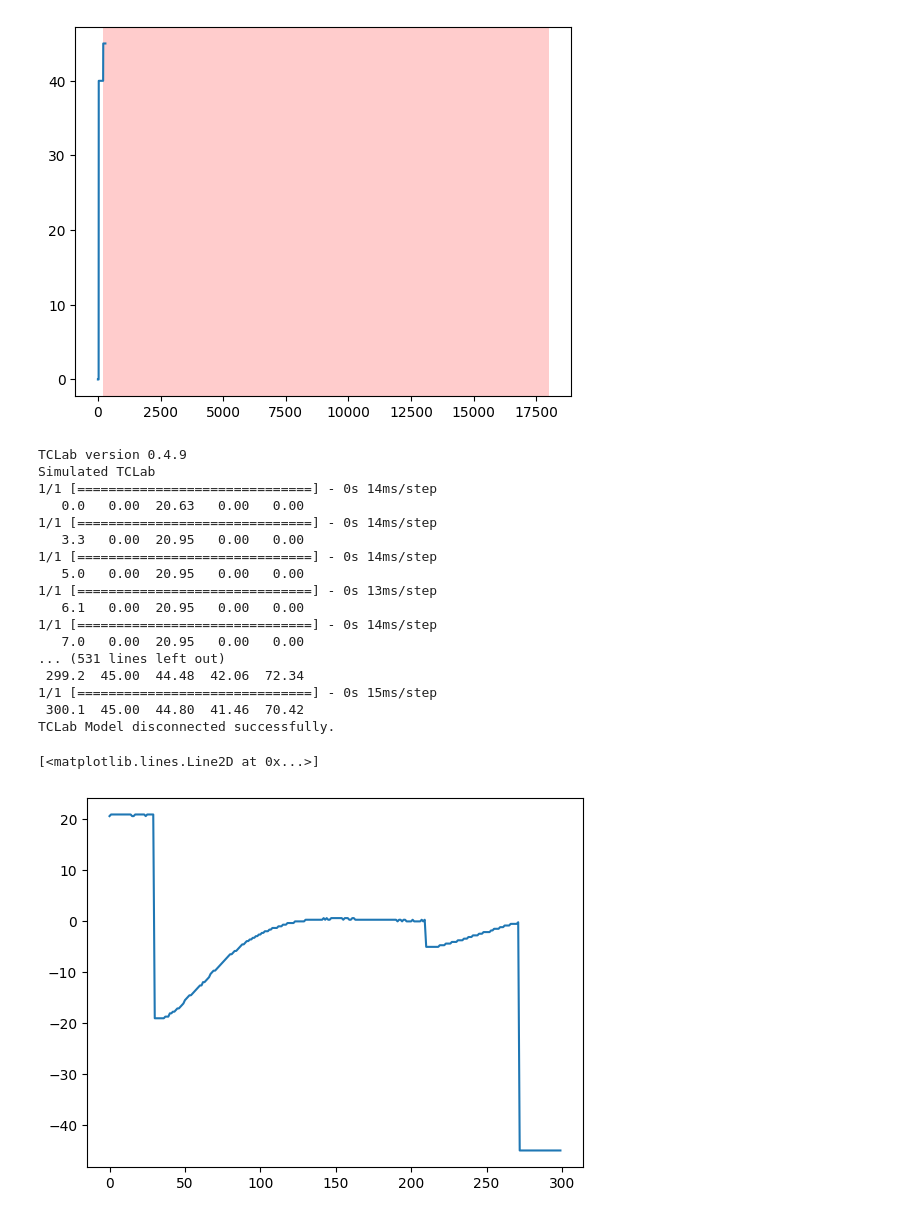
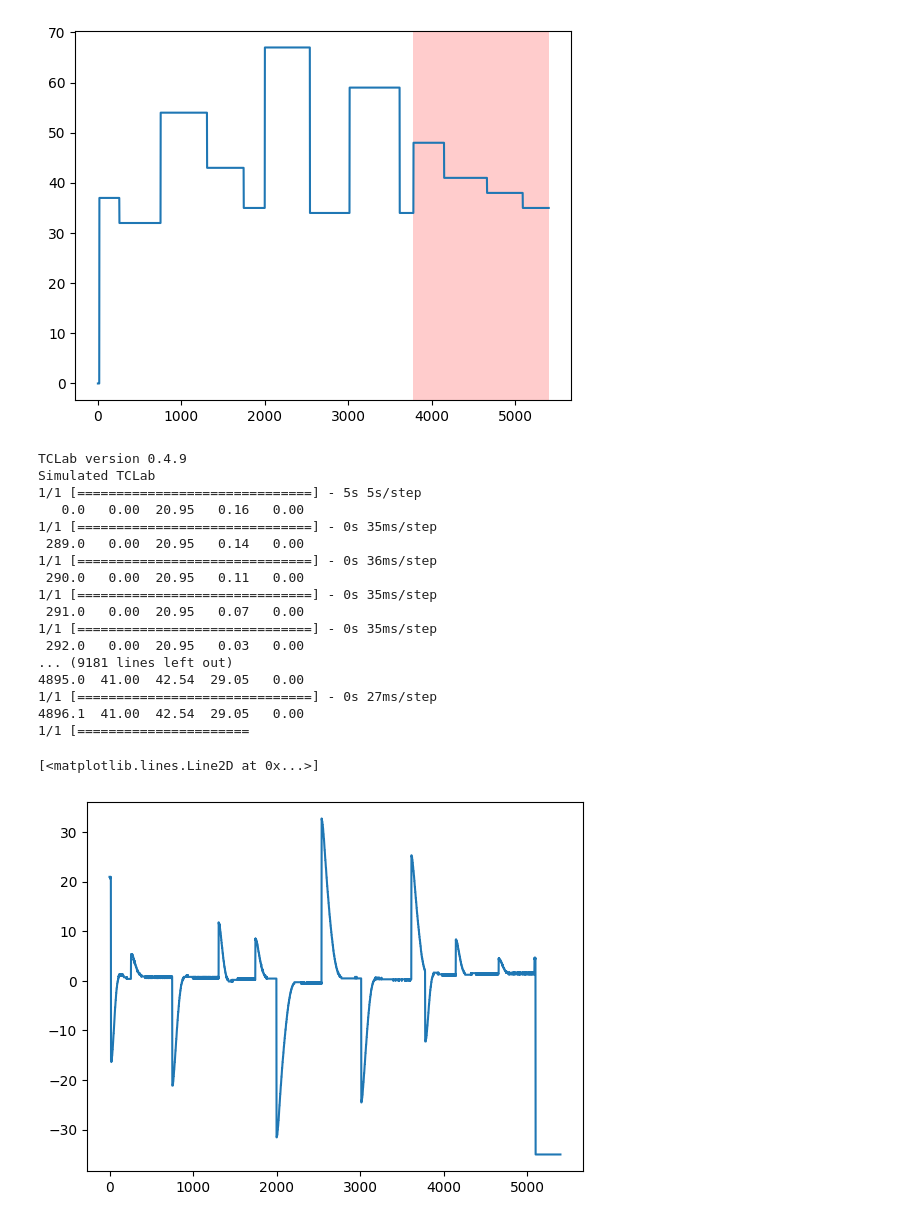
Before and after one commit to OLODiman11/pid-to-lstm, a Jupyter notebook: 3_anomaly_detection.ipynb, the cells around one changed output. Saved outputs shown, nothing was run; the diff lists cells and outputs as text; code cells hidden in the pictures.

```diff
--- a/3_anomaly_detection.ipynb
+++ b/3_anomaly_detection.ipynb
@@ -16,14 +20,14 @@ out_max = 100
 pid = PidController(Kc, Kc / tauI, -Kc * tauD, out_min, out_max)
 lstm = LstmController.load_model('pid_emulate.h5', 'model_params.pkl')
 # %%
-run_time = 5.0 * 60
+run_time = 90.0 * 60
 start_anom = int(0.7 * run_time)
 Tsp = fn.generate_temperature_setpoints(lstm.window + 15, 23.67, 240, 600, 30, 70, start_anom)
 Tsp = np.append(Tsp, fn.generate_temperature_setpoints(0, Tsp[-1], 240, 600, 30, 50, int(run_time - start_anom)))
 plt.plot(Tsp)
-plt.axvspan(start_anom,60 * run_time,facecolor='r',alpha=0.2);
+plt.axvspan(start_anom,run_time,facecolor='r',alpha=0.2);
 # %% [output]
-[figure, old version]
+[figure, new version]
 # %%
 lstm.temp_history = 14 * [Tsp[0]]
 lstm.err_history = 14 * [0]
@@ -46,23 +50,23 @@ plt.plot(err)
 # %% [output]
 TCLab version 0.4.9
 Simulated TCLab
-1/1 [==============================] - 0s 14ms/step
-   0.0   0.00  20.63   0.00   0.00
-1/1 [==============================] - 0s 14ms/step
-   3.3   0.00  20.95   0.00   0.00
-1/1 [==============================] - 0s 14ms/step
-   5.0   0.00  20.95   0.00   0.00
-1/1 [==============================] - 0s 13ms/step
-   6.1   0.00  20.95   0.00   0.00
-1/1 [==============================] - 0s 14ms/step
-   7.0   0.00  20.95   0.00   0.00
-... (531 lines left out)
- 299.2  45.00  44.48  42.06  72.34
-1/1 [==============================] - 0s 15ms/step
- 300.1  45.00  44.80  41.46  70.42
-TCLab Model disconnected successfully.
+1/1 [==============================] - 5s 5s/step
+   0.0   0.00  20.95   0.16   0.00
+1/1 [==============================] - 0s 35ms/step
+ 289.0   0.00  20.95   0.14   0.00
+1/1 [==============================] - 0s 36ms/step
+ 290.0   0.00  20.95   0.11   0.00
+1/1 [==============================] - 0s 35ms/step
+ 291.0   0.00  20.95   0.07   0.00
+1/1 [==============================] - 0s 35ms/step
+ 292.0   0.00  20.95   0.03   0.00
+... (9181 lines left out)
+4895.0  41.00  42.54  29.05   0.00
+1/1 [==============================] - 0s 27ms/step
+4896.1  41.00  42.54  29.05   0.00
+1/1 [======================
 [<matplotlib.lines.Line2D at 0x...>]
-[figure, old version]
+[figure, new version]
 # %%
 lstm.temp_history = 14 * [Tsp[0]]
 lstm.err_history = 14 * [0]
```
Also changed, not shown: parts of 2 cells of this notebook, 5 other files.
